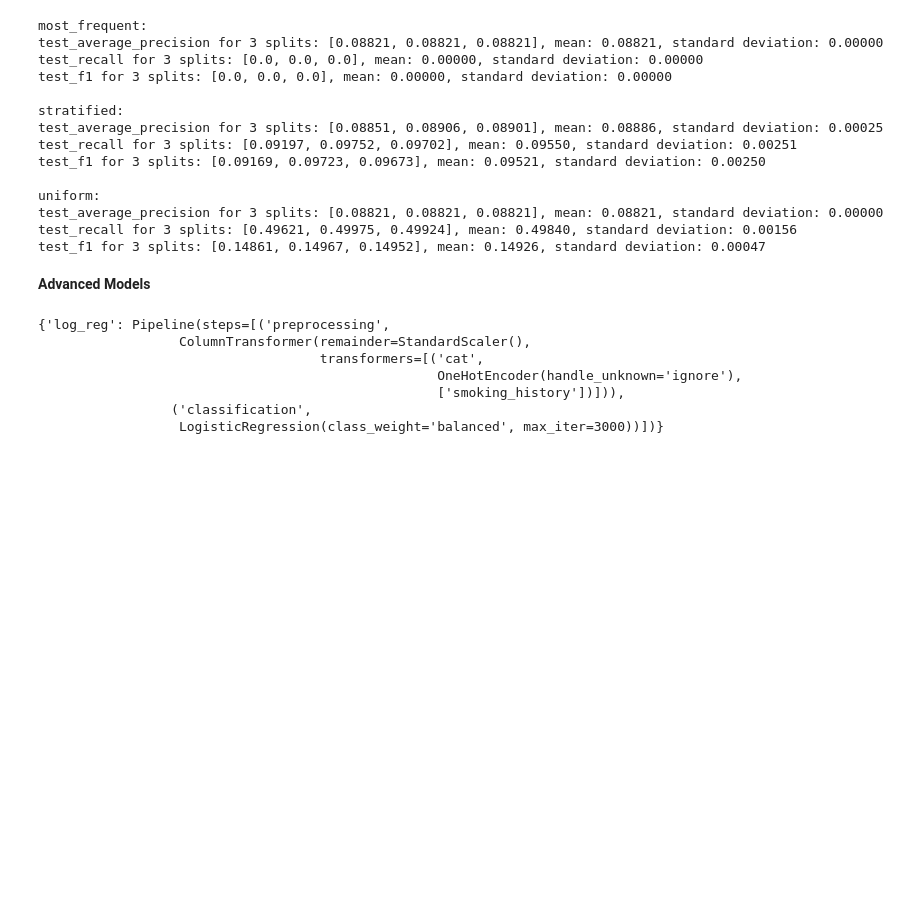
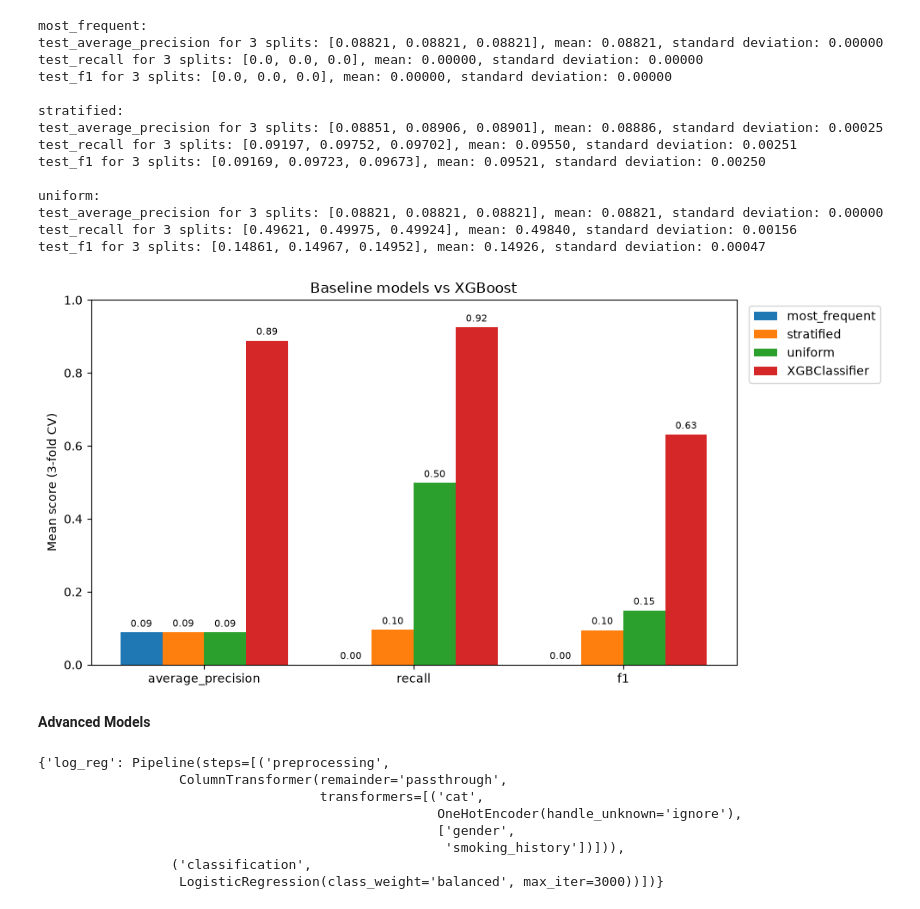
Before and after one commit to DomonkosKenesi/Diabetes_Prediction, a Jupyter notebook: main.ipynb, the cells around one changed output. Drawn from its saved outputs; the diff is of its cells as text; code cells hidden in the pictures; blank space fills up the shorter version.

Commit message:
getting to the advanced model

```diff
--- a/main.ipynb
+++ b/main.ipynb
@@ -329,26 +291,36 @@ from sklearn.dummy import DummyClassifier
 
 
 Xy_trainvalid = df.copy()
+
 feature_columns = []
 label_column = "diabetes"
 
+#3 common random baseline strategies
+baselines = ["most_frequent", "stratified", "uniform"]
+strategy_results = {}
 
-baselines = ["most_frequent", "stratified", "uniform"]
-strategy_results = []
+strategy_lines = []
+
 
 for strategy in baselines:
-  model = DummyClassifier(strategy=strategy, random_state = 42)
-  model_result = cross_validate(model, X_train, y_train, cv = cross_validation, scoring = ["average_precision", "recall", "f1"])
+  model = DummyClassifier(strategy=strategy, random_state = random_state)
+  model_result = cross_validate(model, X_train, y_train, cv = cross_validation, scoring = metrics)
+
+
 
   lines = [f"{strategy}:"]
+  strategy_results[strategy] = {}
 
   for k, v in model_result.items():
     if k.startswith("test_"):
+        strategy_results[strategy][k] = v
         lines.append(f"{k} for 3 splits: {[round(float("%.5f"%x.item()), 5) for x in v]}, mean: {v.mean():.5f}, standard deviation: {v.std():.5f}")
 
-  strategy_results.append("\n".join(lines))
+  strategy_lines.append("\n".join(lines))
 
-for elem in strategy_results:
+strategy_results["XGBClassifier"] = XGBClassifier_result
+
+for elem in strategy_lines:
    print(elem, "\n")
 # %% [output]
 most_frequent:
@@ -365,28 +337,55 @@ uniform:
 test_average_precision for 3 splits: [0.08821, 0.08821, 0.08821], mean: 0.08821, standard deviation: 0.00000
 test_recall for 3 splits: [0.49621, 0.49975, 0.49924], mean: 0.49840, standard deviation: 0.00156
 test_f1 for 3 splits: [0.14861, 0.14967, 0.14952], mean: 0.14926, standard deviation: 0.00047
+# %%
+x = np.arange(len(metrics))
+n_models = len(strategy_results)
+width = 0.8 / n_models
+
+fig, ax = plt.subplots(figsize = (10, 5))
+
+for i, (name, result) in enumerate(strategy_results.items()):
+  means = [result[f"test_{m}"].mean() for m in metrics]
+  standard_deviations = [result[f"test_{m}"].std() for m in metrics]
+
+
+  offset = (i - (n_models - 1) / 2) * width
+  bars = ax.bar(x + offset, means, width,  capsize = 4, label = name)
+  ax.bar_label(bars, fmt = "%.2f", padding = 3, fontsize = 8)
+
+ax.set_xticks(x)
+ax.set_xticklabels(metrics)
+ax.set_ylim(0, 1)
+ax.set_ylabel("Mean score (3-fold CV)")
+ax.set_title("Baseline models vs XGBoost")
+ax.legend(bbox_to_anchor = (1.01, 1), loc = "upper left")
+plt.tight_layout()
+# %% [output]
+[figure, added]
 # %% [markdown]
 **Advanced Models**
 # %%
-from sklearn.ensemble import HistGradientBoostingClassifier, RandomForestClassifier, StackingClassifier
+from sklearn.ensemble import RandomForestClassifier, StackingClassifier
 from sklearn.linear_model import LogisticRegression
-from sklearn.preprocessing import StandardScaler
 
-#Standardization for data to be bounded in [0,1]
-preprocessing_standardization = ColumnTransformer([("cat", OneHotEncoder(handle_unknown="ignore"), category_column)], remainder = StandardScaler())
 
+#preprocessing_standardization = ColumnTransformer([("cat", OneHotEncoder(handle_unknown = "ignore"), caterogical_columns)], remainder = StandardScaler())
 
 #Create Pipelines for the ML models avoiding test set leak into the training sets
 ml_pipelines = {
-  "log_reg" : Pipeline([("preprocessing", preprocessing_standardization), ("classification", LogisticRegression(class_weight="balanced", max_iter=3000))] )
+  "log_reg" : Pipeline([("preprocessing", preprocessing), ("classification", LogisticRegression(class_weight = weight, max_iter = 3000))]),
+  "random_forest" : Pipeline([("preprocessing", preprocessing), ("classification", RandomForestClassifier(class_weight = weight))]),
+  "stacking" : Pipeline([("preprocessing", preprocessing), ("classification", StackingClassifier())])
+
 }
 
 ml_pipelines
 # %% [output]
 {'log_reg': Pipeline(steps=[('preprocessing',
-                  ColumnTransformer(remainder=StandardScaler(),
+                  ColumnTransformer(remainder='passthrough',
                                     transformers=[('cat',
                                                    OneHotEncoder(handle_unknown='ignore'),
-                                                   ['smoking_history'])])),
+                                                   ['gender',
+                                                    'smoking_history'])])),
                  ('classification',
                   LogisticRegression(class_weight='balanced', max_iter=3000))])}
```
Also changed, not shown: parts of 24 cells of this notebook.
